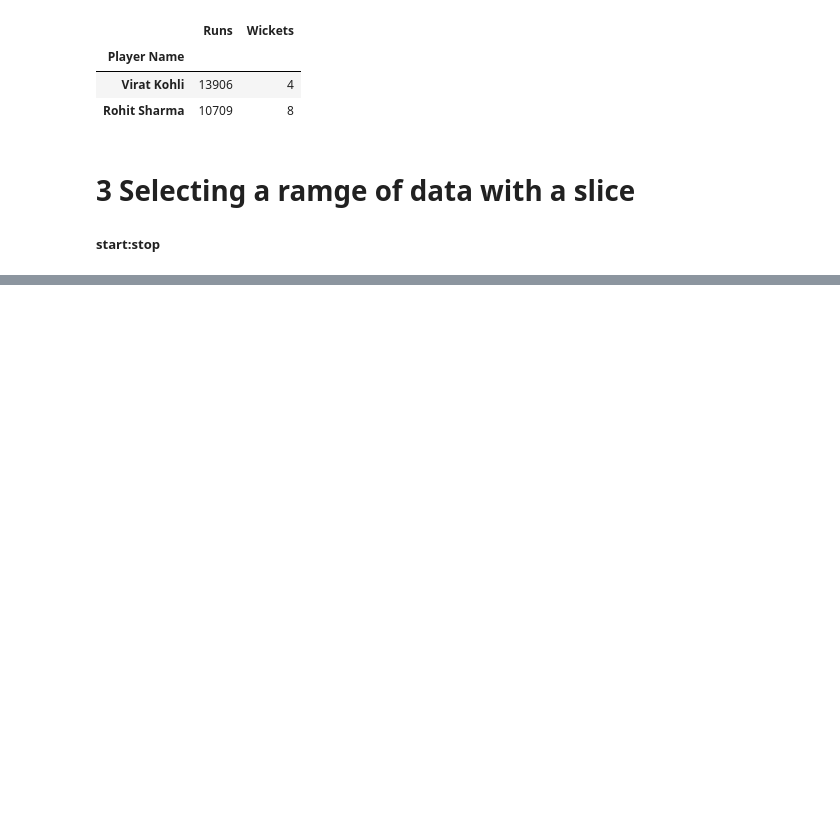
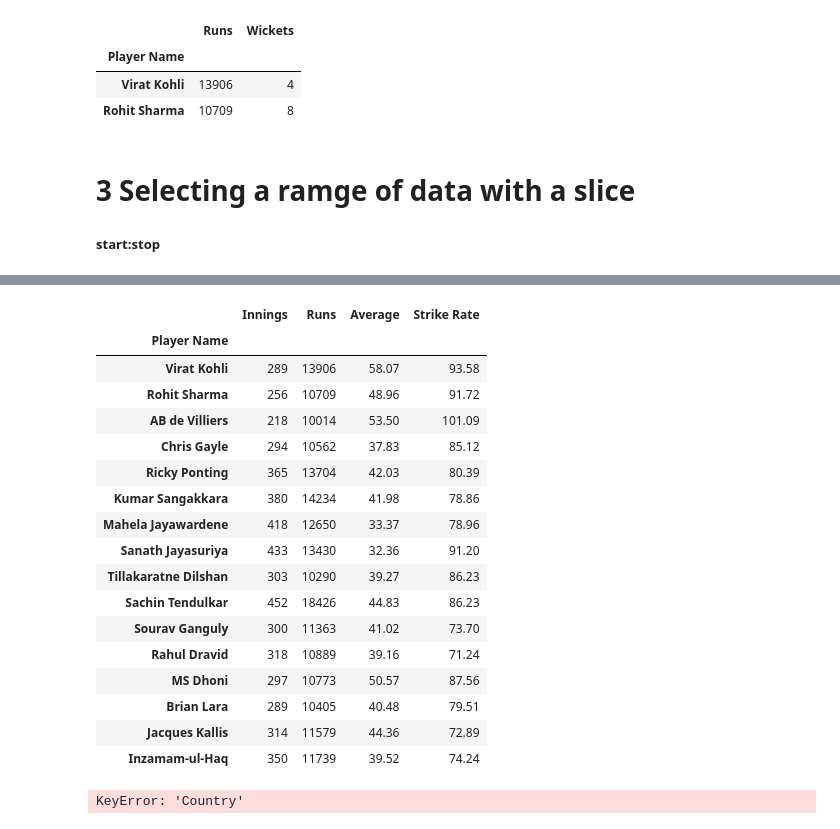
Before and after one commit to chaudharymanish6930/Data-Science, a Jupyter notebook: 05_Beginning/29_SelectingElementsByIndexPositionwithILoc().ipynb, the cells around one changed output, grey strips where cells are left out. Drawn from its saved outputs; the diff is of its cells as text; code cells hidden in the pictures; blank space fills up the shorter version.

```diff
--- a/05_Beginning/29_SelectingElementsByIndexPositionwithILoc().ipynb
+++ b/05_Beginning/29_SelectingElementsByIndexPositionwithILoc().ipynb
@@ -162,0 +217,33 @@ player =[
+# %%
+# one condition: select player with runs above 10000
+# columns = ["Innings	Runs	Average	Strike Rate	Wickets"]
+columns =[1,2,3,4]
+#  liat(df["Runs"]>10000)
+
+df.iloc[list(df["Runs"]>10000), columns]
+# %% [output]
+|  | Innings | Runs | Average | Strike Rate |
+| Player Name |  |  |  |  |
+| Virat Kohli | 289 | 13906 | 58.07 | 93.58 |
+| Rohit Sharma | 256 | 10709 | 48.96 | 91.72 |
+| AB de Villiers | 218 | 10014 | 53.50 | 101.09 |
+| Chris Gayle | 294 | 10562 | 37.83 | 85.12 |
+| Ricky Ponting | 365 | 13704 | 42.03 | 80.39 |
+| Kumar Sangakkara | 380 | 14234 | 41.98 | 78.86 |
+| Mahela Jayawardene | 418 | 12650 | 33.37 | 78.96 |
+| Sanath Jayasuriya | 433 | 13430 | 32.36 | 91.20 |
+| Tillakaratne Dilshan | 303 | 10290 | 39.27 | 86.23 |
+| Sachin Tendulkar | 452 | 18426 | 44.83 | 86.23 |
+| Sourav Ganguly | 300 | 11363 | 41.02 | 73.70 |
+| Rahul Dravid | 318 | 10889 | 39.16 | 71.24 |
+| MS Dhoni | 297 | 10773 | 50.57 | 87.56 |
+| Brian Lara | 289 | 10405 | 40.48 | 79.51 |
+| Jacques Kallis | 314 | 11579 | 44.36 | 72.89 |
+| Inzamam-ul-Haq | 350 | 11739 | 39.52 | 74.24 |
+# %%
+# multiple conditions: select player with run amd country
+# list((df["Runs"]>10000) & (df["Country"]=="Australia"))
+
+df.iloc[list((df["Runs"]>5000) & (df["Average"]=="Australia")),:]
+# %% [output]
+KeyError: 'Country'
```
Also changed, not shown: parts of 5 cells of this notebook.
